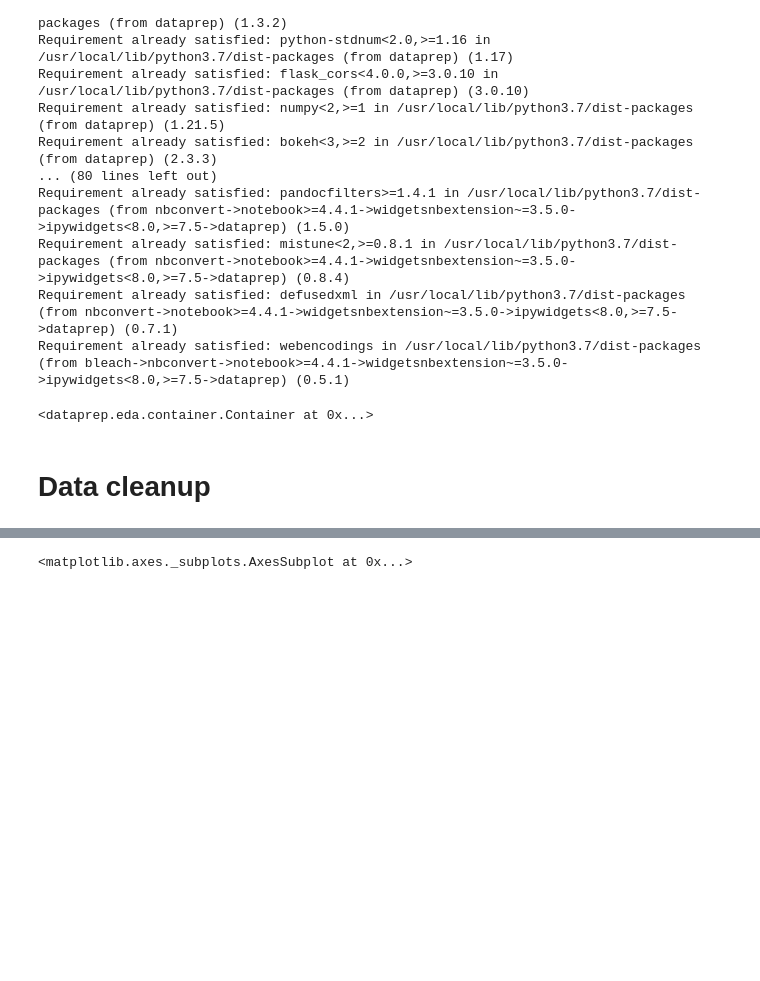
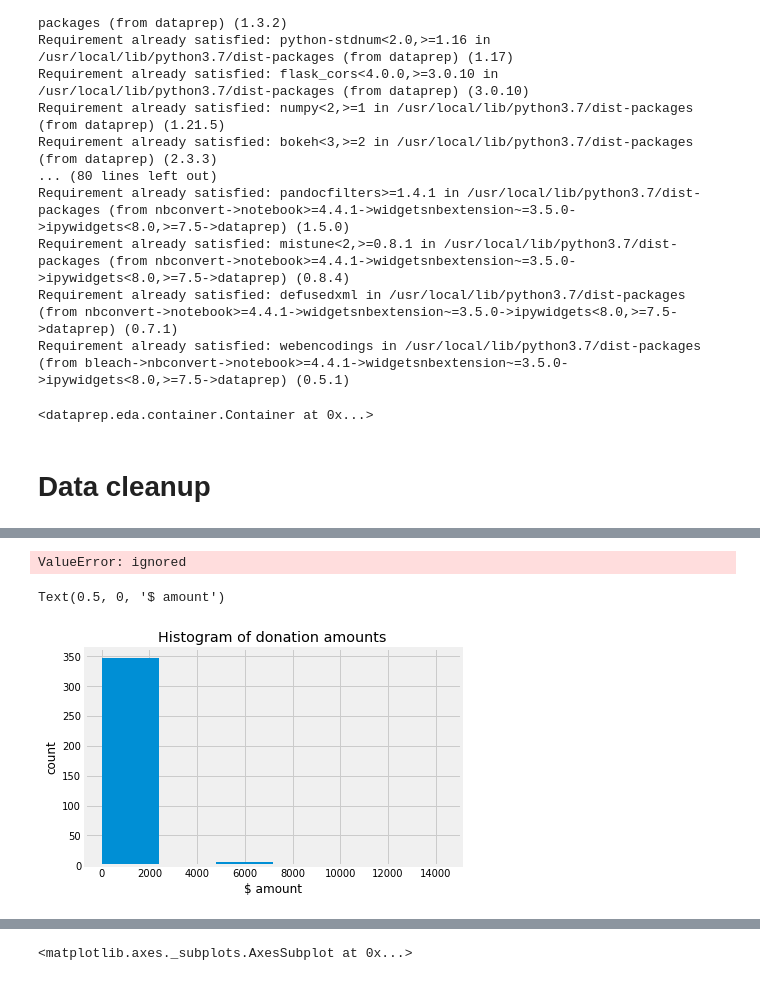
Before and after one commit to wcrowley342/Donordata, a Jupyter notebook: Donation_Data_Analysis.ipynb, the cells around one changed output, grey strips where cells are left out. Drawn from its saved outputs; the diff is of its cells as text; code cells hidden in the pictures; blank space fills up the shorter version.

```diff
--- a/Donation_Data_Analysis.ipynb
+++ b/Donation_Data_Analysis.ipynb
@@ -125,3 +184,7 @@ donations['Total'] = donations['HP'] + donations['Attack']
+# %%
+sns.countplot('amount')
+# %% [output]
+ValueError: ignored
 # %%
 #histograms
 
@@ -130,3 +193,11 @@ title ='Donation Amount Histogram'
 x ='$ amount'
 y = 'Frequency'
 plt.show()
+# %%
+donations.amount.plot.hist(bins=6)
+plt.title("Histogram of donation amounts")
+plt.ylabel('count')
+plt.xlabel('$ amount')
+# %% [output]
+Text(0.5, 0, '$ amount')
+[figure, added]
```
Also changed, not shown: parts of 21 cells of this notebook.
